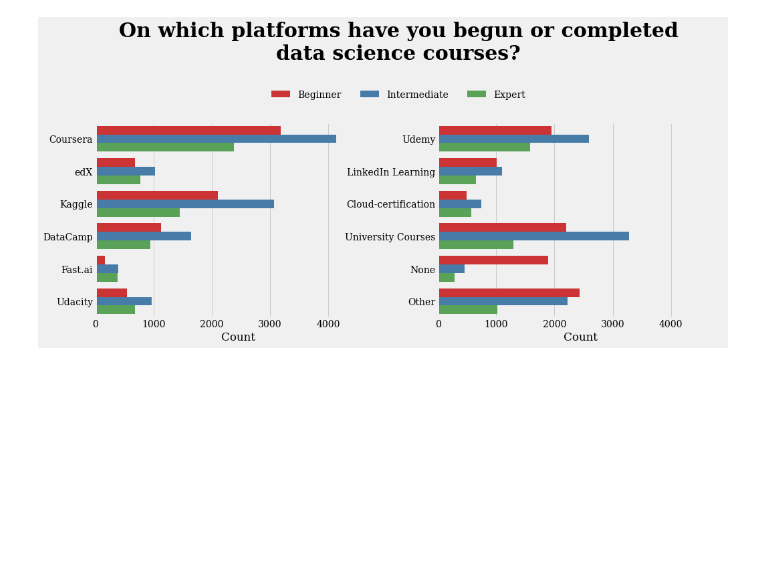
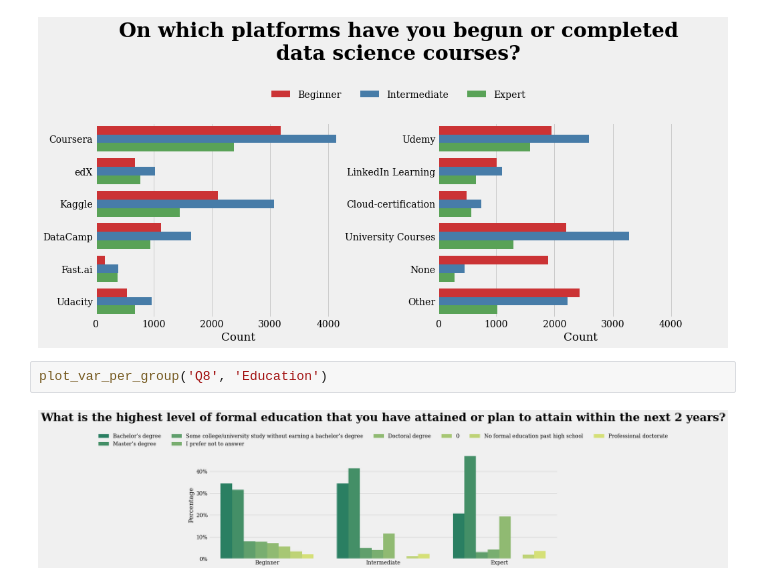
Before and after one commit to danjelito/eda-kaggle-survey-2022, a Jupyter notebook: kaggle-survey-2022.ipynb, the cells around one changed output. Cells and saved outputs as stored; diff of their text form; blank space fills up the shorter version.

```diff
--- a/kaggle-survey-2022.ipynb
+++ b/kaggle-survey-2022.ipynb
@@ -287,3 +355,7 @@ plot_var_per_group2(
 )
 # %% [output]
 [figure]
+# %%
+plot_var_per_group('Q8', 'Education')
+# %% [output]
+[figure, added]
```
Also changed, not shown: parts of 4 cells of this notebook.
